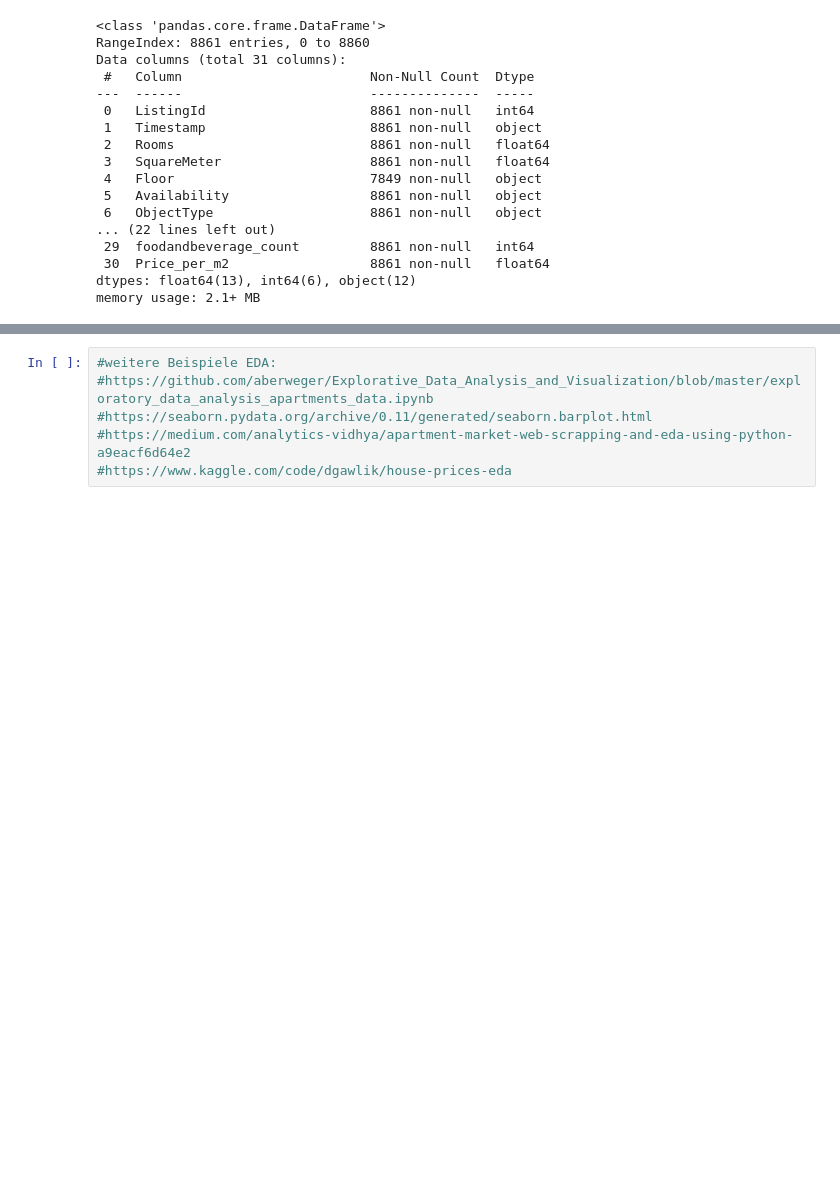
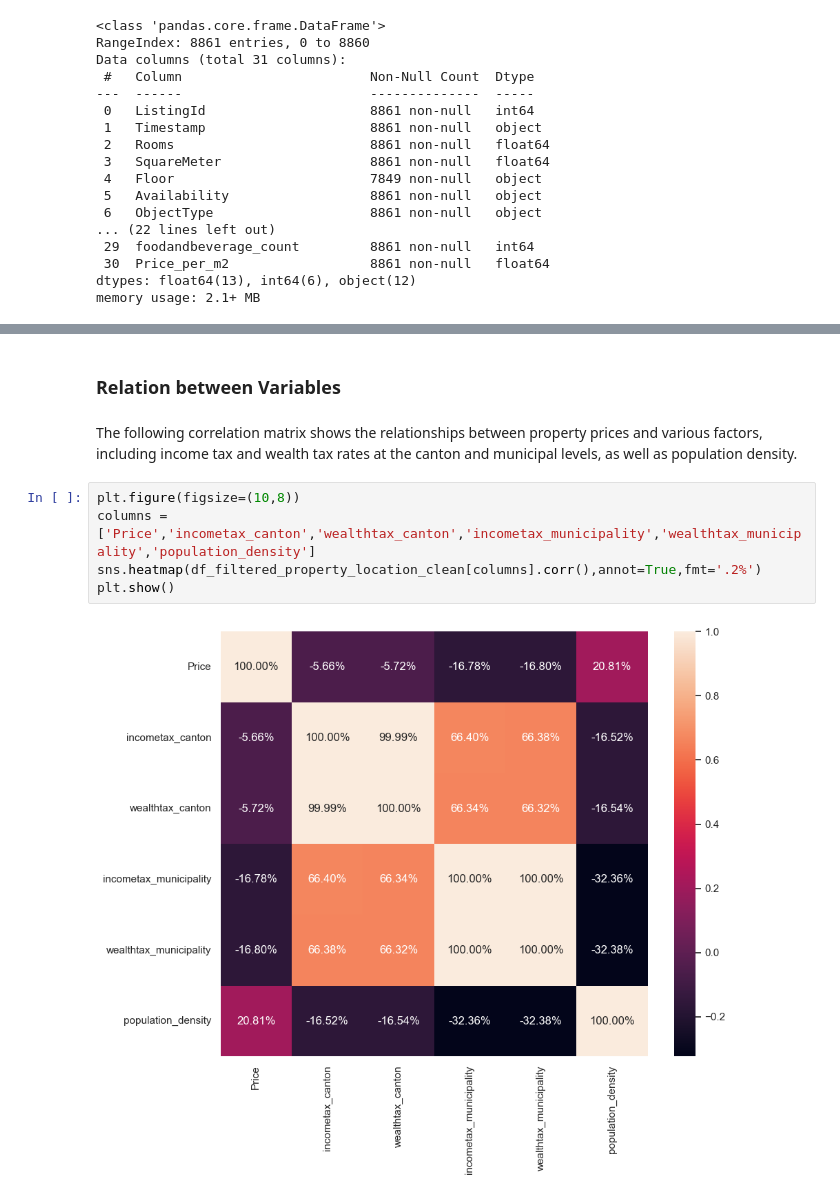
Before and after one commit to ElrasDeVayne/Immo-Projekt-DataScience, a Jupyter notebook: _EDA.ipynb, the cells around one changed output, grey strips where cells are left out. Drawn from its saved outputs; the diff is of its cells as text; blank space fills up the shorter version.

```diff
--- a/_EDA.ipynb
+++ b/_EDA.ipynb
@@ -524,6 +493,12 @@ UFuncTypeError: ufunc 'multiply' did not contain a loop with signature matching
-# %%
-#weitere Beispiele EDA:
-#https://github.com/aberweger/Explorative_Data_Analysis_and_Visualization/blob/master/exploratory_data_analysis_apartments_data.ipynb
-#https://seaborn.pydata.org/archive/0.11/generated/seaborn.barplot.html
-#https://medium.com/analytics-vidhya/apartment-market-web-scrapping-and-eda-using-python-a9eacf6d64e2
-#https://www.kaggle.com/code/dgawlik/house-prices-eda
+# %% [markdown]
+<a id="25"></a>
+### Relation between Variables
+# %% [markdown]
+The following correlation matrix shows the relationships between property prices and various factors, including income tax and wealth tax rates at the canton and municipal levels, as well as population density.
+# %%
+plt.figure(figsize=(10,8))
+columns =['Price','incometax_canton','wealthtax_canton','incometax_municipality','wealthtax_municipality','population_density']
+sns.heatmap(df_filtered_property_location_clean[columns].corr(),annot=True,fmt='.2%')
+plt.show()
+# %% [output]
+[figure, added]
```
Also changed, not shown: parts of 68 cells of this notebook, 1 other file.
